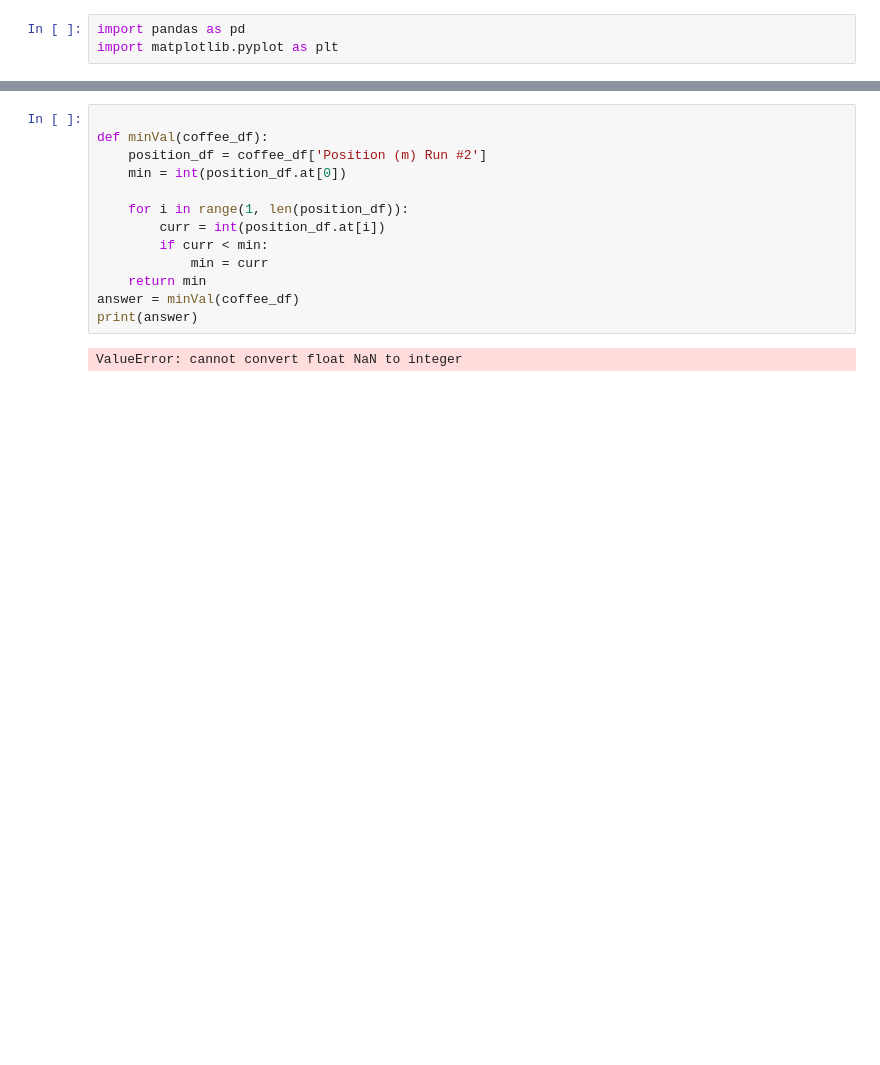
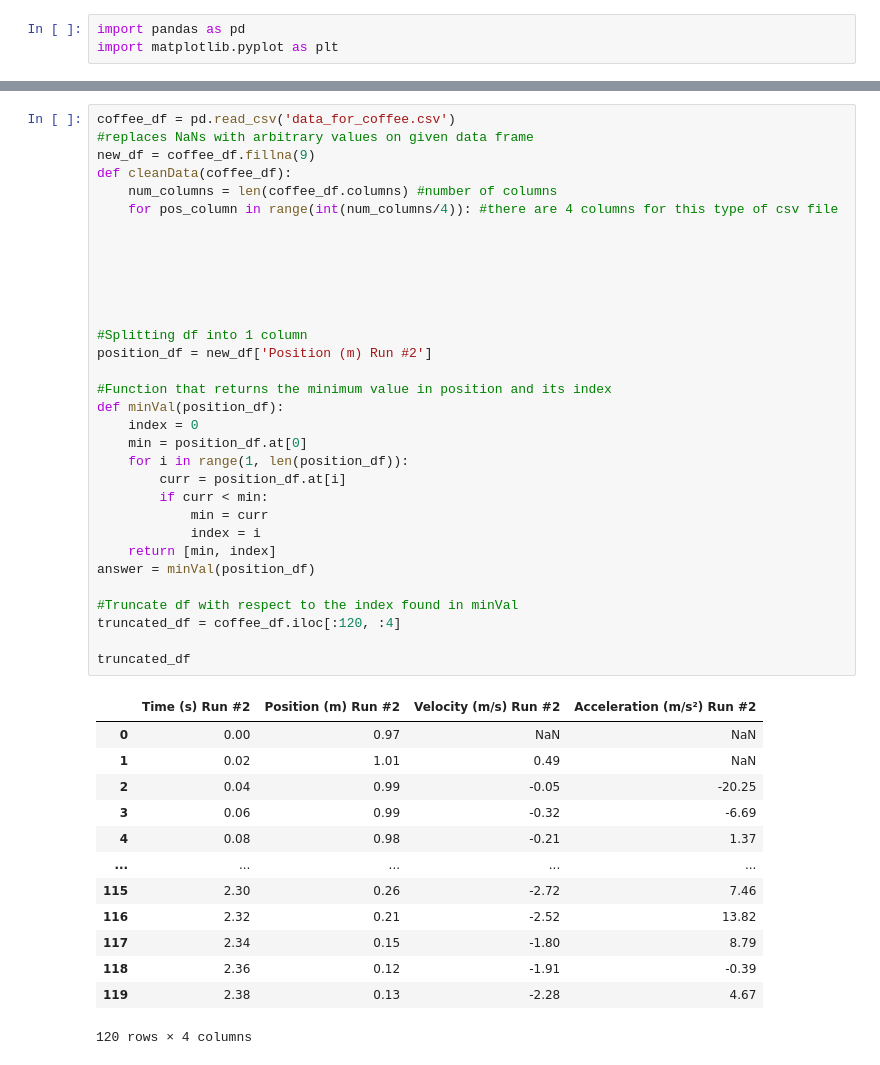
Before and after one commit to FabioCastroMorffi/SF-2, a Jupyter notebook: week-4/data _coff.ipynb, the cells around one changed output, grey strips where cells are left out. Saved outputs shown, nothing was run; the diff lists cells and outputs as text; blank space fills up the shorter version.

```diff
--- a/week-4/data _coff.ipynb
+++ b/week-4/data _coff.ipynb
@@ -7,18 +7,49 @@ coffee_df[["Time (s) Run #2","Position (m) Run #2"]].plot(x = "Time (s) Run #2"
 # %% [output]
 <Axes: xlabel='Time (s) Run #2'>
 [figure]
-# %%
-
-def minVal(coffee_df):
-    position_df = coffee_df['Position (m) Run #2']
-    min = int(position_df.at[0])
-
-    for i in range(1, len(position_df)):
-        curr = int(position_df.at[i])
-        if curr < min:
-            min = curr
-    return min
-answer = minVal(coffee_df)
-print(answer)
-# %% [output]
-ValueError: cannot convert float NaN to integer
+# %%
+coffee_df = pd.read_csv('data_for_coffee.csv')
+#replaces NaNs with arbitrary values on given data frame
+new_df = coffee_df.fillna(9)
+def cleanData(coffee_df):
+    num_columns = len(coffee_df.columns) #number of columns
+    for pos_column in range(int(num_columns/4)): #there are 4 columns for this type of csv file
+
+
+
+
+
+
+#Splitting df into 1 column
+position_df = new_df['Position (m) Run #2']
+
+#Function that returns the minimum value in position and its index
+def minVal(position_df):
+    index = 0
+    min = position_df.at[0]
+    for i in range(1, len(position_df)):
+        curr = position_df.at[i]
+        if curr < min:
+            min = curr
+            index = i
+    return [min, index]
+answer = minVal(position_df)
+
+#Truncate df with respect to the index found in minVal
+truncated_df = coffee_df.iloc[:120, :4]
+
+truncated_df
+# %% [output]
+|  | Time (s) Run #2 | Position (m) Run #2 | Velocity (m/s) Run #2 | Acceleration (m/s²) Run #2 |
+| 0 | 0.00 | 0.97 | NaN | NaN |
+| 1 | 0.02 | 1.01 | 0.49 | NaN |
+| 2 | 0.04 | 0.99 | -0.05 | -20.25 |
+| 3 | 0.06 | 0.99 | -0.32 | -6.69 |
+| 4 | 0.08 | 0.98 | -0.21 | 1.37 |
+| ... | ... | ... | ... | ... |
+| 115 | 2.30 | 0.26 | -2.72 | 7.46 |
+| 116 | 2.32 | 0.21 | -2.52 | 13.82 |
+| 117 | 2.34 | 0.15 | -1.80 | 8.79 |
+| 118 | 2.36 | 0.12 | -1.91 | -0.39 |
+| 119 | 2.38 | 0.13 | -2.28 | 4.67 |
+120 rows × 4 columns
```
Also changed, not shown: parts of 3 cells of this notebook, 3 other files.
